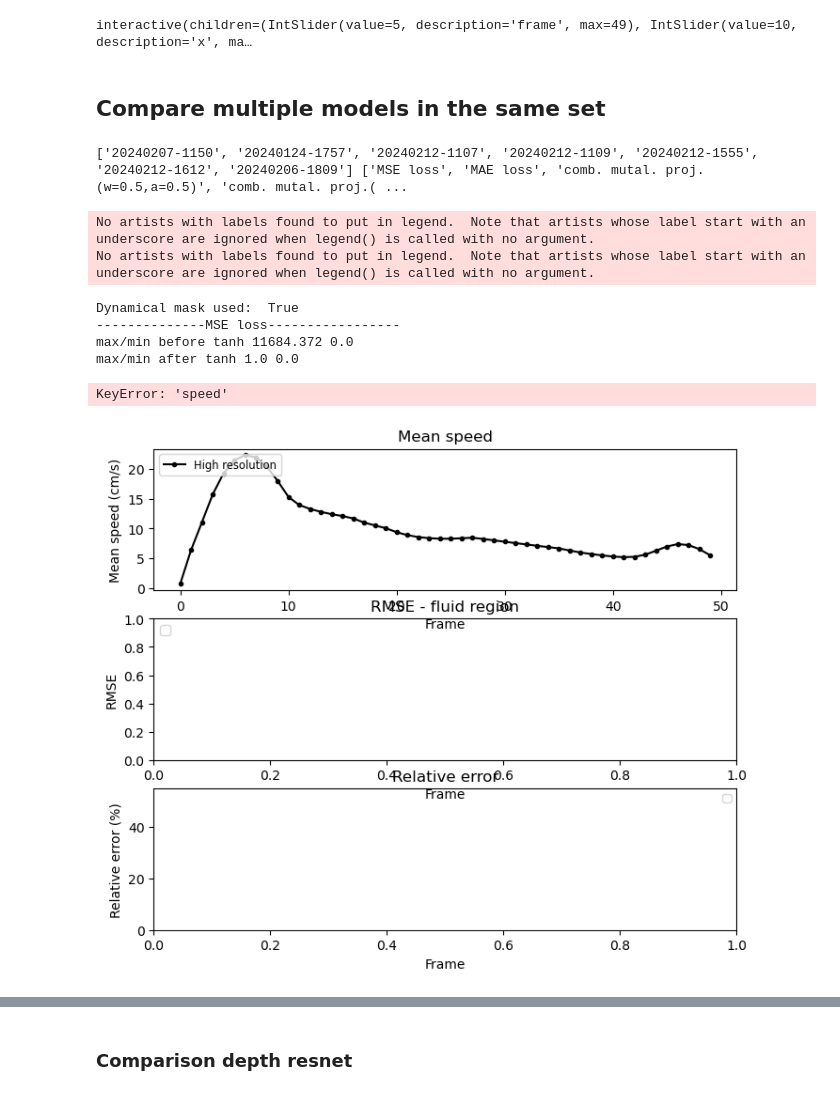
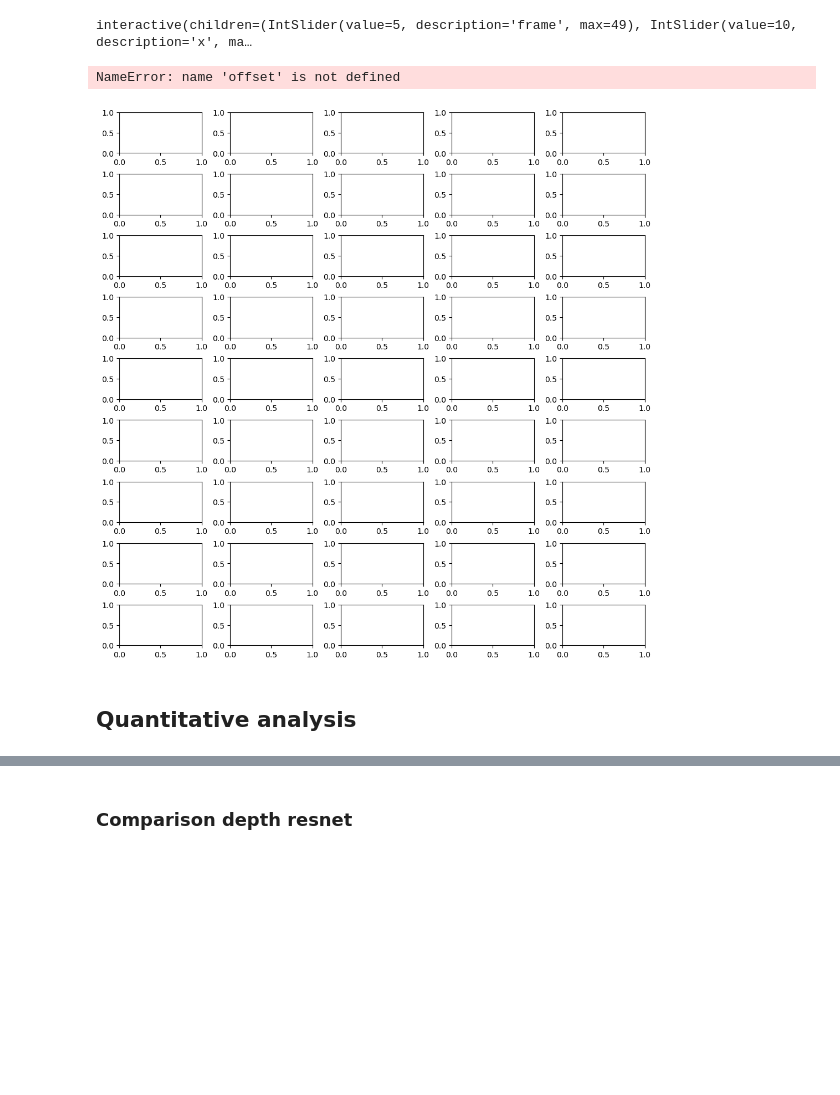
Before and after one commit to PiaaCaa/4DFlowNet, a Jupyter notebook: src/notebooks/evaluate_comparison_networks.ipynb, the cells around one changed output, grey strips where cells are left out. Drawn from its saved outputs; the diff is of its cells as text; code cells hidden in the pictures; blank space fills up the shorter version.

```diff
--- a/src/notebooks/evaluate_comparison_networks.ipynb
+++ b/src/notebooks/evaluate_comparison_networks.ipynb
@@ -88,15 +92,13 @@ if not os.path.isdir(eval_dir): os.makedirs(eval_dir)
 
 
 inbetween_string = ''
-if use_dyn_mask:
-    inbetween_string = '_dynamic'
+if use_dyn_mask: inbetween_string = '_dynamic'
 
 #filenames
 lr_filename = f'M{data_model}_2mm_step{step}_invivoP01_magn_temporalsmoothing_toeger_periodic_LRfct_noise.h5'
 gt_filename = f'M{data_model}_2mm_step{step}_invivoP01_magn_temporalsmoothing_toeger_periodic_HRfct.h5'
 # gt_filename = f'M{data_model}_2mm_step{step}_static{inbetween_string}.h5' #f'M{data_model}_2mm_step{step}_invivoP02_magnitude.h5'#f'M{data_model}_2mm_step{step}_static{inbetween_string}.h5'
 # lr_filename = f'M{data_model}_2mm_step{step}_static{inbetween_string}_noise.h5'#f'M{data_model}_2mm_step{step}_invivoP02_magnitude_noisy.h5'#f'M{data_model}_2mm_step{step}_static{inbetween_string}_noise.h5'
-# result_filename = f'{set_name}set_result_model{data_model}_2mm_step{step}_{model_name[-4::]}_temporal{ending_file}.h5' #_newpadding
 
 # Setting up
 gt_filepath = '{}/{}'.format(gt_dir, gt_filename)
@@ -113,7 +115,7 @@ if lr['u'].shape[0] == gt['u'].shape[0]:
         lr[vel] = lr[vel][offset::2, :, :, :]
 
 
-# add information considering only the fluid regions
+# add information considering only the fluid regions and set regions outside the mask to zero
 for vel in vel_colnames:
     lr[f'{vel}_fluid'] = np.multiply(lr[vel], gt['mask'][offset::2])
     gt[f'{vel}_fluid'] = np.multiply(gt[vel], gt['mask'])
@@ -131,8 +133,11 @@ if load_interpolation:
     interpolate_cubic = load_vel_interpolation({},lr, f'{result_dir}/interpolation/{lr_filename}_interpolate_cubic.h5', 'cubic', gt['mask'], vel_colnames, savefile = False)
     interpolate_sinc = load_vel_interpolation({},lr, f'{result_dir}/interpolation/{lr_filename}_interpolate_sinc.h5', 'sinc', gt['mask'], vel_colnames, savefile = False)
 
+# this is the syntax how most of the prediction files are names, and can be adapted for other nameconventions
+def get_pred_filepath(model_name, set_name, data_model, step, ending_file = ''):
+    return f'{result_dir}Temporal4DFlowNet_{model_name}/{set_name}set_result_model{data_model}_2mm_step{step}_{model_name[-4::]}_temporal{ending_file}.h5'
 
-def get_evaluation_metrics(results, prediction, ground_truth,temporal_mask, t_peak_flow):
+def get_RMSE_k_R2(results, prediction, ground_truth,temporal_mask, t_peak_flow):
     '''
     Append error variables RMSE (avg and std), k, r'2,  into dict
     '''
@@ -169,13 +172,13 @@ if peak_flow_frame%2 == 0:
 if True:
     ending_file = ''
     for m_name, t_name in zip(model_names, tabular_names):
-        result_filename = f'Temporal4DFlowNet_{m_name}/{set_name}set_result_model{data_model}_2mm_step{step}_{m_name[-4::]}_temporal{ending_file}.h5' #_newpadding
+        result_filename = get_pred_filepath(m_name, set_name, data_model, step) #_newpadding
 
-        pred = load_velocity_data(f'{result_dir}{result_filename}', {}, ['u_combined', 'v_combined', 'w_combined'], load_mask = False)
+        pred = load_velocity_data(result_filename, {}, ['u_combined', 'v_combined', 'w_combined'], load_mask = False)
         for vel in vel_colnames:
             pred[f'{vel}_fluid'] = np.multiply(pred[vel], gt['mask'])
         dict_results['Network'].append(t_name)
-        dict_results = get_evaluation_metrics(dict_results,pred,gt, gt['mask'],peak_flow_frame) #evaluate
+        dict_results = get_RMSE_k_R2(dict_results,pred,gt, gt['mask'],peak_flow_frame) #evaluate
 
 gt['mean_speed'] = calculate_mean_speed(gt["u_fluid"], gt["v_fluid"] , gt["w_fluid"], gt["mask"])
 
@@ -184,10 +187,10 @@ if load_interpolation:
     interpolate_linear, interpolate_cubic, interpolate_NN = load_interpolation(data_model, step,lr, gt, use_dynamical_mask = use_dyn_mask)
 
     dict_results['Network'].append('Linear interpolation')
-    dict_results = get_evaluation_metrics(dict_results,interpolate_linear,gt,gt['mask'], peak_flow_frame)
+    dict_results = get_RMSE_k_R2(dict_results,interpolate_linear,gt,gt['mask'], peak_flow_frame)
 
     dict_results['Network'].append('Cubic interpolation')
-    dict_results = get_evaluation_metrics(dict_results,interpolate_cubic,gt,gt['mask'], peak_flow_frame)
+    dict_results = get_RMSE_k_R2(dict_results,interpolate_cubic,gt,gt['mask'], peak_flow_frame)
 
     rel_error_lin_interpolation =   calculate_relative_error_normalized(interpolate_linear["u"], interpolate_linear["v"], interpolate_linear["w"], gt["u"], gt["v"] , gt["w"], gt["mask"])
     rel_error_cubic_interpolation = calculate_relative_error_normalized(interpolate_cubic["u"], interpolate_cubic["v"], interpolate_cubic["w"], gt["u"], gt["v"] , gt["w"], gt["mask"])
@@ -343,10 +318,9 @@ def compare_peak_flow_pixel(gt,lr, model_names, set_names, labels, colors,name_c
 # %%
-cmaps = [ plt.cm.Blues,plt.cm.Reds]
 
 network_prediction = {}
 error_pointwise = {}
 for m_name, t_name in zip(model_names, tabular_names):
-    network_prediction[t_name] = load_velocity_data(f'{result_dir}/Temporal4DFlowNet_{m_name}/{set_name}set_result_model{data_model}_2mm_step{step}_{m_name[-4::]}_temporal.h5', network_prediction, ['u_combined', 'v_combined', 'w_combined'], load_mask = False)
+    network_prediction[t_name] = load_velocity_data(get_pred_filepath(m_name, set_name, data_model, step), network_prediction, ['u_combined', 'v_combined', 'w_combined'], load_mask = False)
     _, error_pointwise[t_name] = calculate_pointwise_error(network_prediction[t_name]['u'], network_prediction[t_name]['v'], network_prediction[t_name]['w'], gt["u"], gt["v"] , gt["w"], gt["mask"])
 
 print(network_prediction.keys())
@@ -487,2 +365,0 @@ def plot_slices_over_time1(gt_cube,lr_cube,  mask_cube, rel_error_cube, comparis
-# %% [markdown]
-## Compare multiple models in the same set
@@ -587,23 +366,21 @@ def plot_abs_error(model_names, set_names, labels, colors,name_comparison, use_d
+# %%
+
+
+# network_prediction = {}
+# for m_name, t_name in zip(model_names, tabular_names):
+#     _, _, network_prediction[t_name],_, _ = load_data(m_name, set_name, data_model, step, dynamic_mask_used = use_dyn_mask) #load data
+idx_cube = np.index_exp[:, :, 5:50, 10:70]
+frames = [32, 33, 34, 35, 36]
+
+comparison_plot_slices_over_time(gt['u'][idx_cube],lr['u'][idx_cube], gt['mask'][idx_cube], [network_prediction[t_name]['u'][idx_cube] for t_name in tabular_names], tabular_names, frames,axis=0, idx=22,min_v = min_v['u'], max_v = max_v['u'],save_as = f"{eval_dir}/{set_name}_M{data_model}_Qualitative_Frame_comparison_u.png")
+# %% [output]
+NameError: name 'offset' is not defined
+[figure, added]
+# %% [markdown]
+## Quantitative analysis
 # %%
 # comparison_multiple_models(model_names, set_names, labels, colors,name_comparison, use_dyn_mask)
 set_names = [set_name for _ in range(len(model_names))]
-colors = [KTH_colors['blue100'], KTH_colors['lightblue100'],  KTH_colors['grey100'], KTH_colors['pink80'], KTH_colors['grey40'],KTH_colors['grey80'],]#['steelblue', 'darkorange', 'brown', 'orchid', 'darkviolet', 'olivedrab', 'lightcoral', 'maroon', 'yellow', 'seagreen']
+colors = [KI_colors['DarkPlum'], KI_colors['DarkBlue'], KI_colors['Orange'], KI_colors['Green'], KI_colors['Grey'], KI_colors['Plum'], KI_colors['DarkYellow']]
+# colors = [KTH_colors['blue100'], KTH_colors['lightblue100'],  KTH_colors['grey100'], KTH_colors['pink80'], KTH_colors['grey40'],KTH_colors['grey80'],]#['steelblue', 'darkorange', 'brown', 'orchid', 'darkviolet', 'olivedrab', 'lightcoral', 'maroon', 'yellow', 'seagreen']
 markers = ['solid', ':',  '--','-.',  (0, (3, 1, 1, 1)),'-.', '--']
-# %% [output]
-['20240207-1150', '20240124-1757', '20240212-1107', '20240212-1109', '20240212-1555', '20240212-1612', '20240206-1809'] ['MSE loss', 'MAE loss', 'comb. mutal. proj.(w=0.5,a=0.5)', 'comb. mutal. proj.( ...
-# %%
-set_names = [set_name for _ in range(len(model_names))]
-colors = [KTH_colors['blue100'], KTH_colors['lightblue100'],  KTH_colors['grey100'], KTH_colors['pink80'], KTH_colors['grey40'],]#['steelblue', 'darkorange', 'brown', 'orchid', 'darkviolet', 'olivedrab', 'lightcoral', 'maroon', 'yellow', 'seagreen']
-markers = ['solid', ':',  '--','-.',  (0, (3, 1, 1, 1)),'-.', ]
-fig = plt.figure(figsize=(8, 9))
-# compare_peak_flow_pixel(gt,lr, model_names, set_names, tabular_names, colors,'tabel',patch_size, show_avg, show_pixel, use_dynamical_mask = use_dyn_mask)
-comparison_multiple_models(model_names, set_names, tabular_names, colors,'Table',markers,  use_dyn_mask)
-# %% [output]
-No artists with labels found to put in legend.  Note that artists whose label start with an underscore are ignored when legend() is called with no argument.
-No artists with labels found to put in legend.  Note that artists whose label start with an underscore are ignored when legend() is called with no argument.
-Dynamical mask used:  True
---------------MSE loss-----------------
-max/min before tanh 11684.372 0.0
-max/min after tanh 1.0 0.0
-KeyError: 'speed'
-[figure, removed]
```
Also changed, not shown: parts of 22 cells of this notebook, 1 other file.
